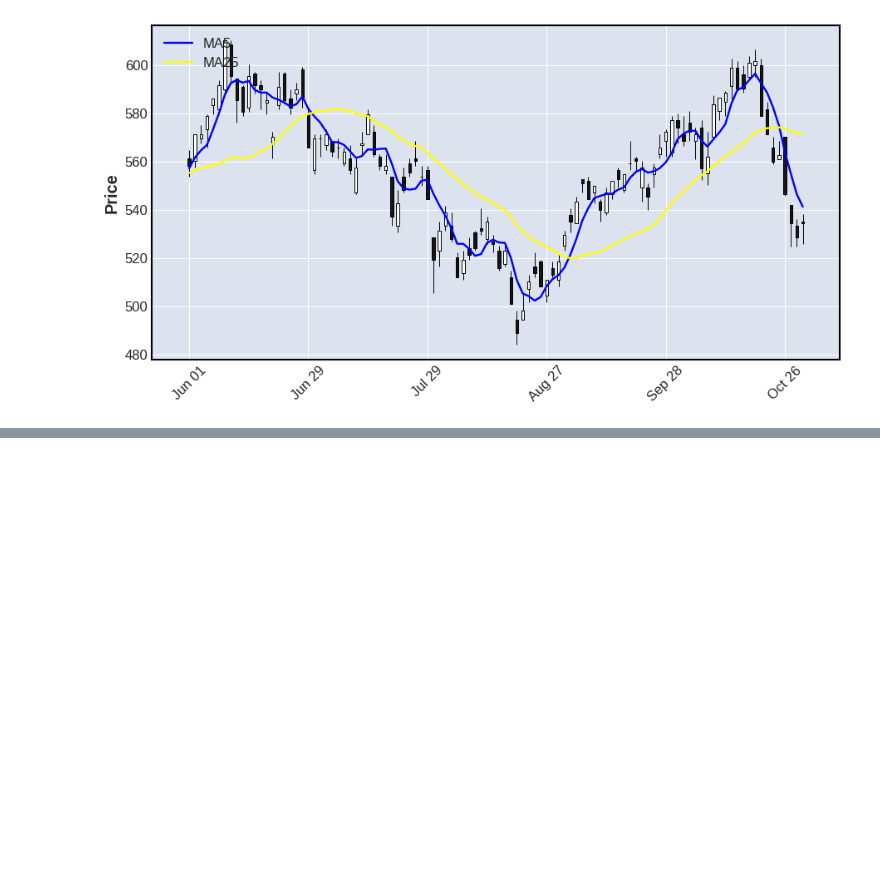
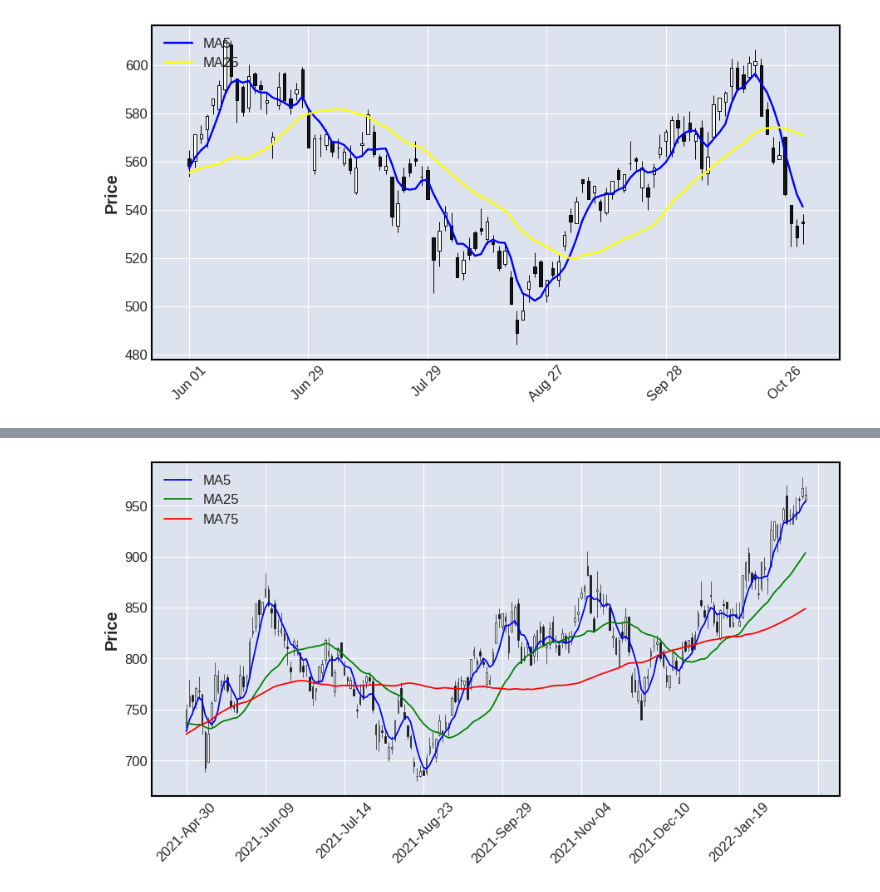
Before and after one commit to hirokimituya/book_stock-price-analysis, a Jupyter notebook: ch4.ipynb, the cells around one changed output, grey strips where cells are left out. Saved outputs shown, nothing was run; the diff lists cells and outputs as text; code cells hidden in the pictures; blank space fills up the shorter version.

```diff
--- a/ch4.ipynb
+++ b/ch4.ipynb
@@ -66,0 +94,23 @@ fig.show()
+# %%
+import mplfinance as mpf
+import datetime as dt
+import talib as ta
+
+df = get_stock_data(3099)   # 三菱伊勢丹ホールディングス
+df['ma5'] = ta.SMA(df['Close'], 5)
+df['ma25'] = ta.SMA(df['Close'], 25)
+df['ma75'] = ta.SMA(df['Close'], 75)
+
+cdf = df[dt.datetime(2021, 4, 30):dt.datetime(2022, 2, 20)]
+apd = [
+    mpf.make_addplot(cdf['ma5'], color='blue'),
+    mpf.make_addplot(cdf['ma25'], color='green'),
+    mpf.make_addplot(cdf['ma75'], color='red')
+]
+
+fig, axes = mpf.plot(cdf, type='candle', figratio=(2, 1), addplot=apd,
+                     returnfig=True)
+axes[0].legend(['MA5', 'MA25', 'MA75'])
+fig.show()
+# %% [output]
+[figure, added]
```
Also changed, not shown: parts of 7 cells of this notebook.
